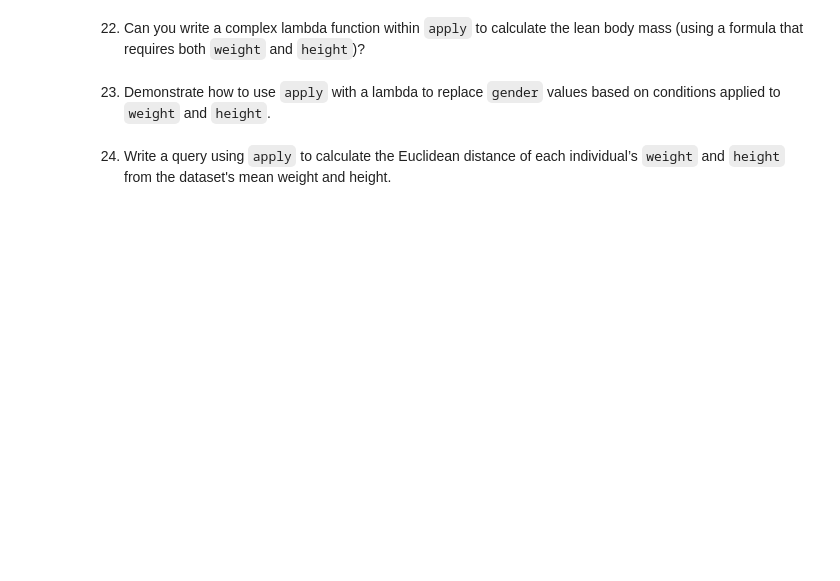
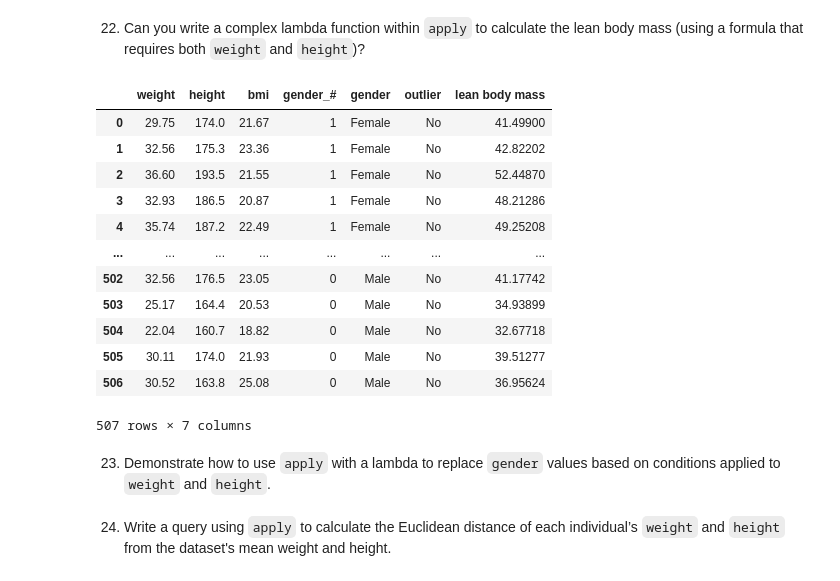
Before and after one commit to jordanriver/DScourse, a Jupyter notebook: Homework/week6_ex_apply_lambda_jordan.ipynb, the cells around one changed output. Saved outputs shown, nothing was run; the diff lists cells and outputs as text; code cells hidden in the pictures; blank space fills up the shorter version.

```diff
--- a/Homework/week6_ex_apply_lambda_jordan.ipynb
+++ b/Homework/week6_ex_apply_lambda_jordan.ipynb
@@ -179,5 +492,34 @@ df_height_rounded.head()
 # %% [markdown]
 22. Can you write a complex lambda function within `apply` to calculate the lean body mass (using a formula that requires both `weight` and `height`)?
+# %%
+# Create copy of the DataFrame as df_leanBM
+df_leanBM = df.copy()
+
+# Modify the weight column to be in kg instead of lbs
+df_leanBM['weight'] = df_leanBM['weight'].apply(lambda x: round(x / 2.205, 2))
+
+# Calculate the lean body mass based on the Boer formula for each gender
+df_leanBM['lean body mass'] = df_leanBM.apply(
+    lambda x: x['weight'] * 0.407 + x['height'] * 0.267 - 19.2 if x['gender'] == 'Male' else x['weight'] * 0.252 + x['height'] * 0.473 - 48.3,
+    axis=1
+    )
+
+# Display the modified DataFrame
+df_leanBM
+# %% [output]
+|  | weight | height | bmi | gender_# | gender | outlier | lean body mass |
+| 0 | 29.75 | 174.0 | 21.67 | 1 | Female | No | 41.49900 |
+| 1 | 32.56 | 175.3 | 23.36 | 1 | Female | No | 42.82202 |
+| 2 | 36.60 | 193.5 | 21.55 | 1 | Female | No | 52.44870 |
+| 3 | 32.93 | 186.5 | 20.87 | 1 | Female | No | 48.21286 |
+| 4 | 35.74 | 187.2 | 22.49 | 1 | Female | No | 49.25208 |
+| ... | ... | ... | ... | ... | ... | ... | ... |
+| 502 | 32.56 | 176.5 | 23.05 | 0 | Male | No | 41.17742 |
+| 503 | 25.17 | 164.4 | 20.53 | 0 | Male | No | 34.93899 |
+| 504 | 22.04 | 160.7 | 18.82 | 0 | Male | No | 32.67718 |
+| 505 | 30.11 | 174.0 | 21.93 | 0 | Male | No | 39.51277 |
+| 506 | 30.52 | 163.8 | 25.08 | 0 | Male | No | 36.95624 |
+507 rows × 7 columns
 # %% [markdown]
 23. Demonstrate how to use `apply` with a lambda to replace `gender` values based on conditions applied to `weight` and `height`.
 # %% [markdown]
```
Also changed, not shown: parts of 19 cells of this notebook, 2 other files.
